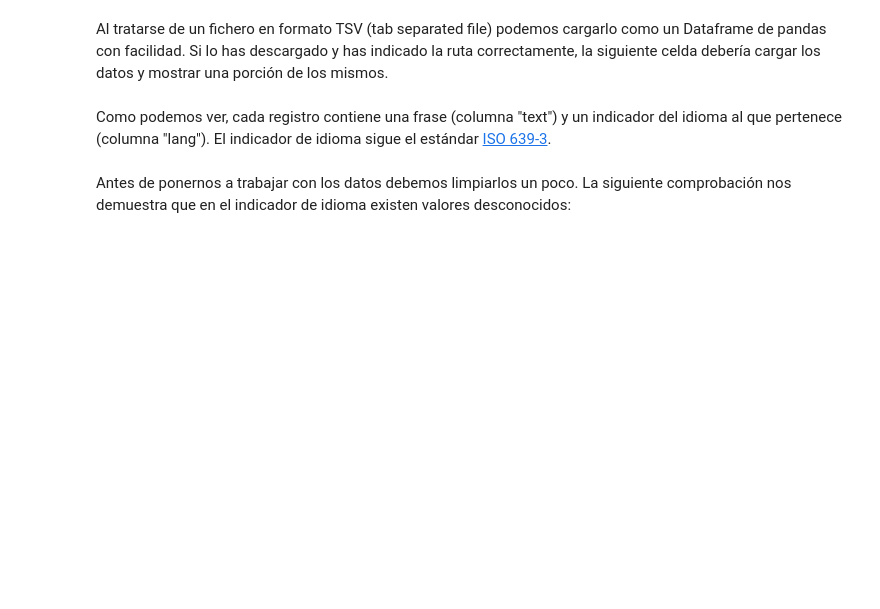
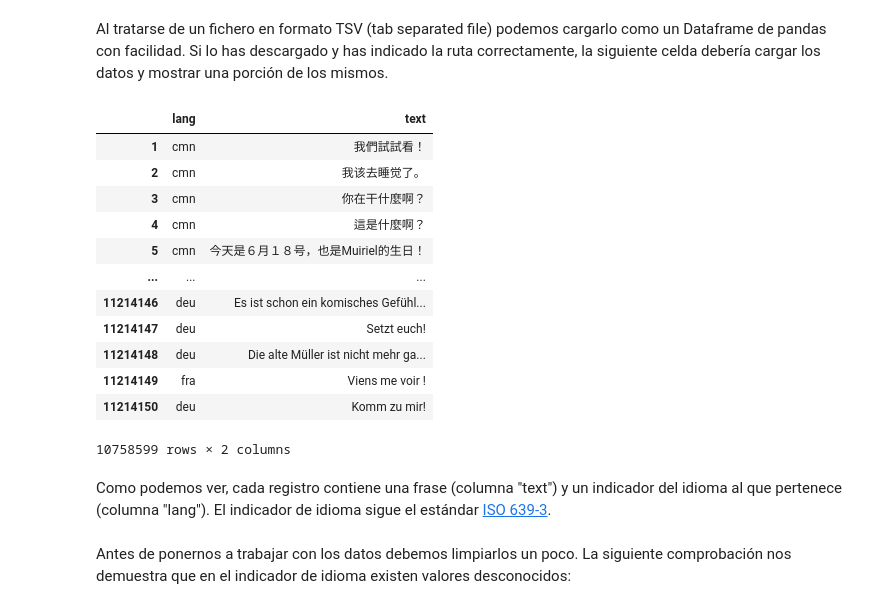
Before and after one commit to Javimh18/Indexacion, a Jupyter notebook: Teoria/02.AnalisisDeTexto/Labs/Lab0.DeteccionLenguajes/lab0/langdetect_student.ipynb, the cells around one changed output. Cells and saved outputs as stored; diff of their text form; code cells hidden in the pictures; blank space fills up the shorter version.

```diff
--- a/Teoria/02.AnalisisDeTexto/Labs/Lab0.DeteccionLenguajes/lab0/langdetect_student.ipynb
+++ b/Teoria/02.AnalisisDeTexto/Labs/Lab0.DeteccionLenguajes/lab0/langdetect_student.ipynb
@@ -38,9 +55,23 @@ Para este ejercicio usaremos el corpus de muestras de frases de diferentes idiom
 Al tratarse de un fichero en formato TSV (tab separated file) podemos cargarlo como un Dataframe de pandas con facilidad. Si lo has descargado y has indicado la ruta correctamente, la siguiente celda debería cargar los datos y mostrar una porción de los mismos.
 # %%
 import pandas as pd
-
+DATAFILE = './sentences.csv'
 df = pd.read_csv(DATAFILE, sep="\t", index_col=0, names=["lang", "text"])
 df
+# %% [output]
+|  | lang | text |
+| 1 | cmn | 我們試試看！ |
+| 2 | cmn | 我该去睡觉了。 |
+| 3 | cmn | 你在干什麼啊？ |
+| 4 | cmn | 這是什麼啊？ |
+| 5 | cmn | 今天是６月１８号，也是Muiriel的生日！ |
+| ... | ... | ... |
+| 11214146 | deu | Es ist schon ein komisches Gefühl... |
+| 11214147 | deu | Setzt euch! |
+| 11214148 | deu | Die alte Müller ist nicht mehr ga... |
+| 11214149 | fra | Viens me voir ! |
+| 11214150 | deu | Komm zu mir! |
+10758599 rows × 2 columns
 # %% [markdown]
 Como podemos ver, cada registro contiene una frase (columna "text") y un indicador del idioma al que pertenece (columna "lang"). El indicador de idioma sigue el estándar [ISO 639-3](https://en.wikipedia.org/wiki/List_of_ISO_639-3_codes).
 # %% [markdown]
```
Also changed, not shown: parts of 7 cells of this notebook, 2 other files.
